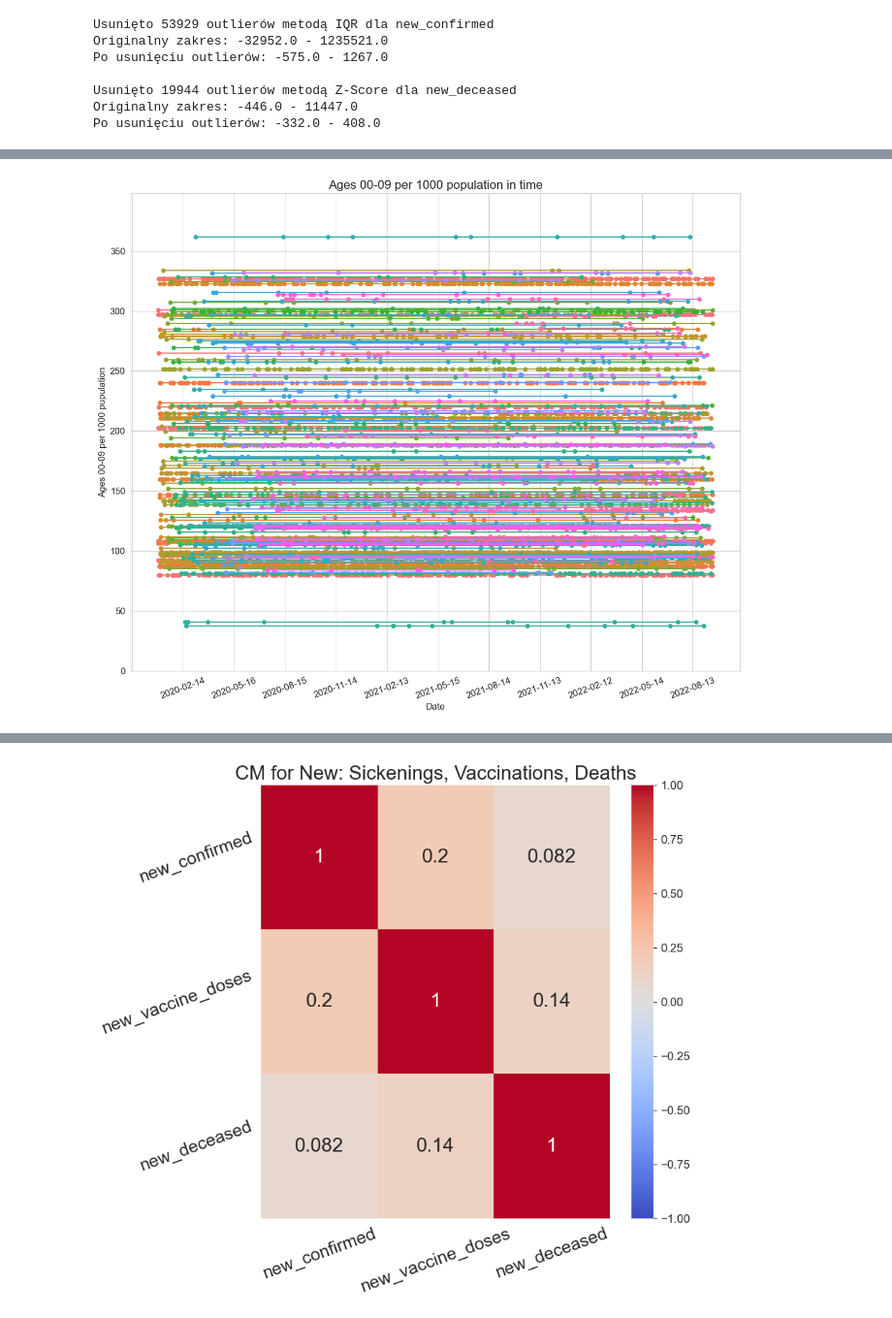
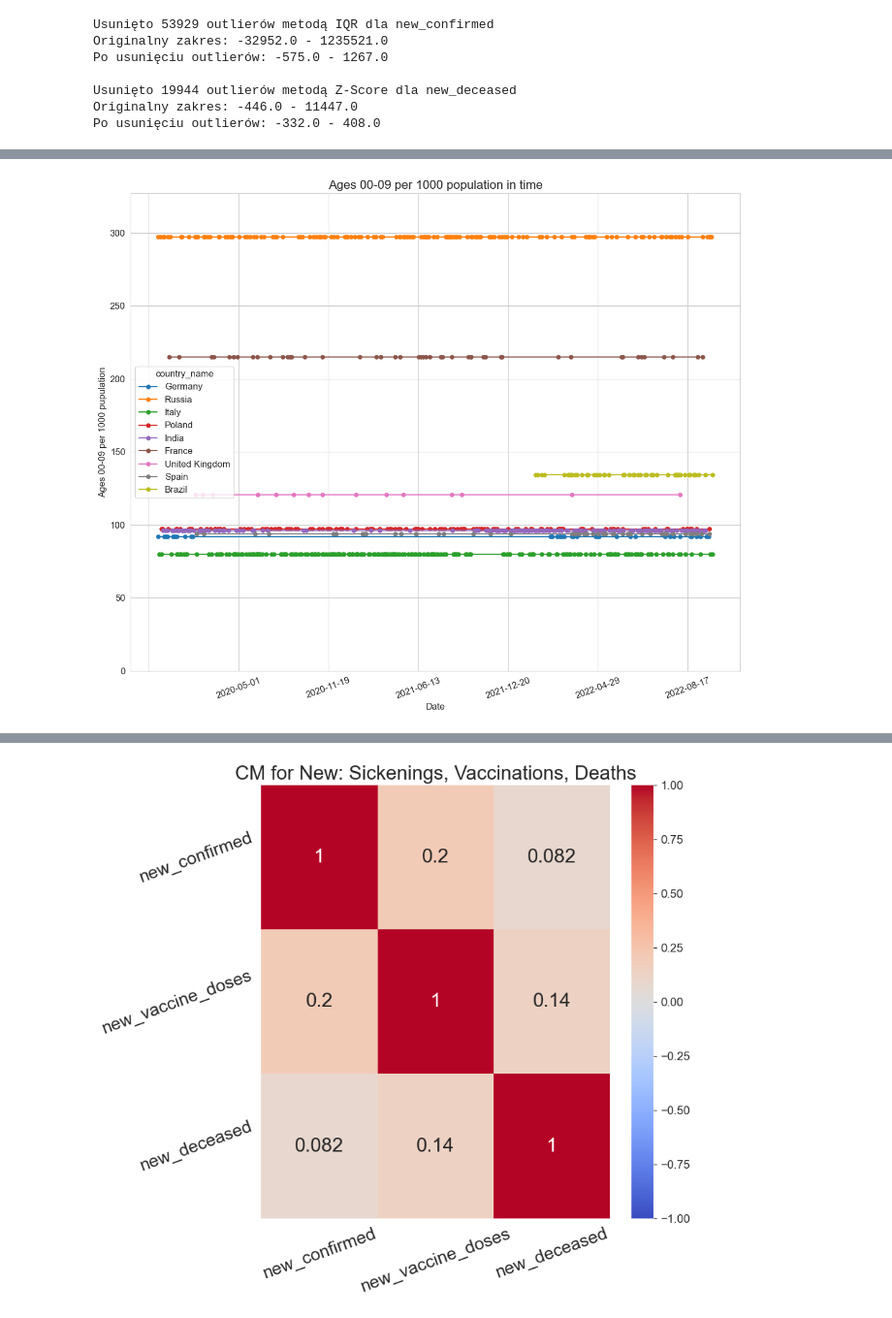
Before and after one commit to kasiap556/bigdata, a Jupyter notebook: main.ipynb, the cells around one changed output, grey strips where cells are left out. Shown at 97% size. Saved outputs shown, nothing was run; the diff lists cells and outputs as text; code cells hidden in the pictures.

```diff
--- a/main.ipynb
+++ b/main.ipynb
@@ -493,6 +467,13 @@ combined_df = combined_df[combined_df['ages_10-19_per_1000'] <= 500]
 combined_df = combined_df[combined_df['ages_20-29_per_1000'] <= 500]
 combined_df = combined_df[combined_df['ages_30-39_per_1000'] <= 500]
 
+selected_countries = ['United States', 'India', 'Brazil', 'Russia', 'United Kingdom',
+                     'France', 'Germany', 'Italy', 'Spain', 'Poland']
+
+combined_df = combined_df[
+        combined_df['country_name'].isin(selected_countries)
+]
+
 plt.figure(figsize=(12, 10))
 ax= sns.lineplot(data=combined_df, x='date', y='ages_00-09_per_1000', hue='country_name', marker='o', markeredgewidth=0)
 plt.title('Ages 00-09 per 1000 population in time', fontsize=16)
@@ -501,7 +482,7 @@ plt.ylabel('Ages 00-09 per 1000 pupulation', fontsize=12)
 plt.ylim(0, combined_df['ages_00-09_per_1000'].max()*1.1)
 plt.xticks(rotation=20)
 ax.xaxis.set_major_locator(mdates.DayLocator(interval=91))
-ax.get_legend().remove()
+# ax.get_legend().remove()
 plt.tight_layout()
 plt.grid(True)
 plt.show()
@@ -514,73 +495,73 @@ plt.ylabel('Ages 10-19 per 1000 pupulation', fontsize=12)
 plt.ylim(0, combined_df['ages_10-19_per_1000'].max()*1.1)
 plt.xticks(rotation=20)
 ax.xaxis.set_major_locator(mdates.DayLocator(interval=91))
-ax.get_legend().remove()
+# ax.get_legend().remove()
 plt.tight_layout()
 plt.grid(True)
 plt.show()
 
 plt.figure(figsize=(12, 10))
 ax= sns.lineplot(data=combined_df, x='date', y='ages_20-29_per_1000', hue='country_name', marker='o', markeredgewidth=0)
 plt.title('Ages 20-29 per 1000 population in time', fontsize=16)
 plt.xlabel('Date', fontsize=12)
 plt.ylabel('Ages 20-29 per 1000 pupulation', fontsize=12)
 plt.ylim(0, combined_df['ages_20-29_per_1000'].max()*1.1)
 plt.xticks(rotation=20)
 ax.xaxis.set_major_locator(mdates.DayLocator(interval=91))
-ax.get_legend().remove()
+# ax.get_legend().remove()
 plt.tight_layout()
 plt.grid(True)
 plt.show()
 
 plt.figure(figsize=(12, 10))
 ax= sns.lineplot(data=combined_df, x='date', y='ages_30-39_per_1000', hue='country_name', marker='o', markeredgewidth=0)
 plt.title('Ages 30-39 per 1000 population in time', fontsize=16)
 plt.xlabel('Date', fontsize=12)
 plt.ylabel('Ages 30-39 per 1000 pupulation', fontsize=12)
 plt.ylim(0, combined_df['ages_30-39_per_1000'].max()*1.1)
 plt.xticks(rotation=20)
 ax.xaxis.set_major_locator(mdates.DayLocator(interval=91))
-ax.get_legend().remove()
+# ax.get_legend().remove()
 plt.tight_layout()
 plt.grid(True)
 plt.show()
 
-last_country_entry = combined_df
-
-last_country_entry1 = last_country_entry
-last_country_entry1 = last_country_entry.dropna(subset=['ages_00-09_per_1000'])
-last_country_entry1 = last_country_entry1.groupby('country_name')['date'].max()
-last_country_entry1 = pd.merge(combined_df, last_country_entry1, on=['country_name', 'date'], how='right')
-print()
-print("Top 10 population ages 0-9 per 1000")
-print(last_country_entry1[['country_name', 'date', 'ages_00-09_per_1000']].
-        sort_values(by='ages_00-09_per_1000', ascending=False).head(10))
-
-last_country_entry2 = last_country_entry
-last_country_entry2 = last_country_entry.dropna(subset=['ages_10-19_per_1000'])
-last_country_entry2 = last_country_entry2.groupby('country_name')['date'].max()
-last_country_entry2 = pd.merge(combined_df, last_country_entry2, on=['country_name', 'date'], how='right')
-print()
-print("Top 10 population ages 10-19 per 1000")
-print(last_country_entry2[['country_name', 'date', 'ages_10-19_per_1000']].
-        sort_values(by='ages_10-19_per_1000', ascending=False).head(10))
-
-last_country_entry3 = last_country_entry
-last_country_entry3 = last_country_entry.dropna(subset=['ages_20-29_per_1000'])
-last_country_entry3 = last_country_entry3.groupby('country_name')['date'].max()
-last_country_entry3 = pd.merge(combined_df, last_country_entry3, on=['country_name', 'date'], how='right')
-print()
-print("Top 10 population ages 20-29 per 1000")
-print(last_country_entry3[['country_name', 'date', 'ages_20-29_per_1000']].
-        sort_values(by='ages_20-29_per_1000', ascending=False).head(10))
-
-last_country_entry4 = last_country_entry
-last_country_entry4 = last_country_entry.dropna(subset=['ages_30-39_per_1000'])
-last_country_entry1 = last_country_entry.groupby('country_name')['date'].max()
-last_country_entry1 = pd.merge(combined_df, last_country_entry1, on=['country_name', 'date'], how='right')
-print()
-print("Top 10 population ages 30-39 per 1000")
-print(last_country_entry1[['country_name', 'date', 'ages_30-39_per_1000']].
-        sort_values(by='ages_30-39_per_1000', ascending=False).head(10))
+# last_country_entry = combined_df
+#
+# last_country_entry1 = last_country_entry
+# last_country_entry1 = last_country_entry.dropna(subset=['ages_00-09_per_1000'])
+# last_country_entry1 = last_country_entry1.groupby('country_name')['date'].max()
+# last_country_entry1 = pd.merge(combined_df, last_country_entry1, on=['country_name', 'date'], how='right')
+# print()
+# print("Top 10 population ages 0-9 per 1000")
+# print(last_country_entry1[['country_name', 'date', 'ages_00-09_per_1000']].
+#         sort_values(by='ages_00-09_per_1000', ascending=False).head(10))
+#
+# last_country_entry2 = last_country_entry
+# last_country_entry2 = last_country_entry.dropna(subset=['ages_10-19_per_1000'])
+# last_country_entry2 = last_country_entry2.groupby('country_name')['date'].max()
+# last_country_entry2 = pd.merge(combined_df, last_country_entry2, on=['country_name', 'date'], how='right')
+# print()
+# print("Top 10 population ages 10-19 per 1000")
+# print(last_country_entry2[['country_name', 'date', 'ages_10-19_per_1000']].
+#         sort_values(by='ages_10-19_per_1000', ascending=False).head(10))
+#
+# last_country_entry3 = last_country_entry
+# last_country_entry3 = last_country_entry.dropna(subset=['ages_20-29_per_1000'])
+# last_country_entry3 = last_country_entry3.groupby('country_name')['date'].max()
+# last_country_entry3 = pd.merge(combined_df, last_country_entry3, on=['country_name', 'date'], how='right')
+# print()
+# print("Top 10 population ages 20-29 per 1000")
+# print(last_country_entry3[['country_name', 'date', 'ages_20-29_per_1000']].
+#         sort_values(by='ages_20-29_per_1000', ascending=False).head(10))
+#
+# last_country_entry4 = last_country_entry
+# last_country_entry4 = last_country_entry.dropna(subset=['ages_30-39_per_1000'])
+# last_country_entry1 = last_country_entry.groupby('country_name')['date'].max()
+# last_country_entry1 = pd.merge(combined_df, last_country_entry1, on=['country_name', 'date'], how='right')
+# print()
+# print("Top 10 population ages 30-39 per 1000")
+# print(last_country_entry1[['country_name', 'date', 'ages_30-39_per_1000']].
+#         sort_values(by='ages_30-39_per_1000', ascending=False).head(10))
 # %% [output]
-[figure, old version]
+[figure, new version]
```
Also changed, not shown: parts of 7 cells of this notebook.
